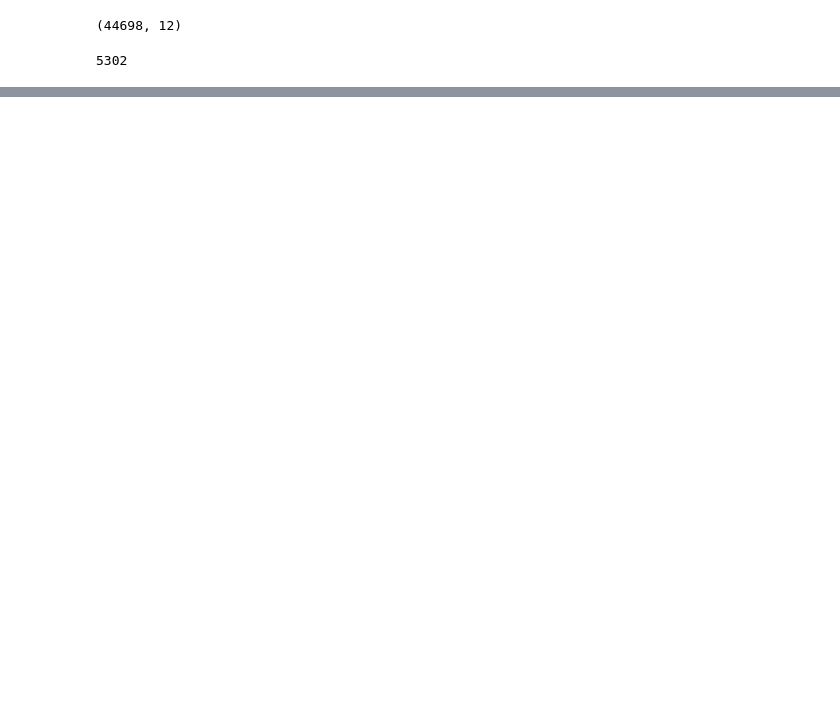
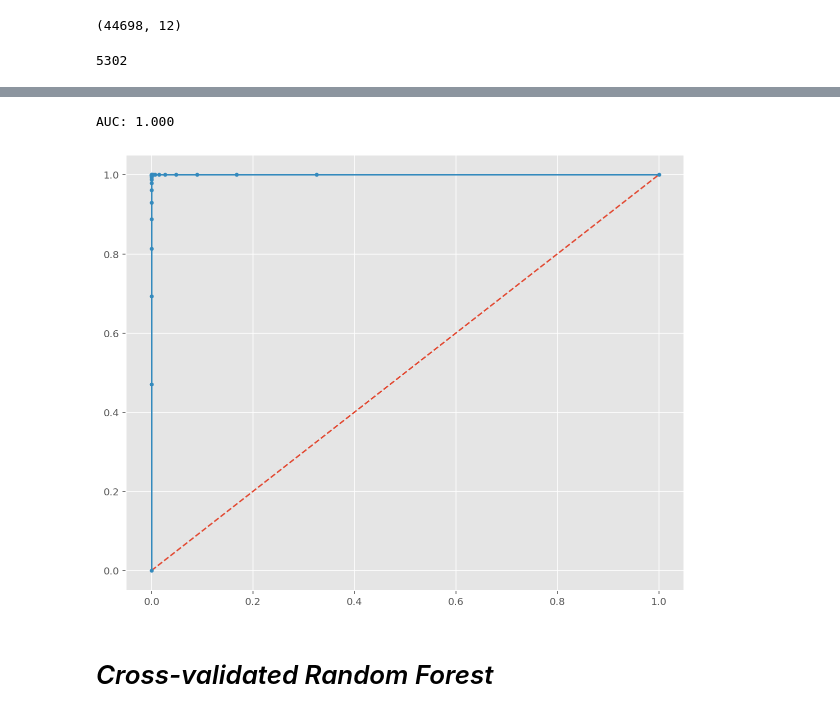
Before and after one commit to earny-joe/Springboard-DS-Portfolio, a Jupyter notebook: unit17-take-home-challenges/ultimate_technologies/predictive_modeling.ipynb, the cells around one changed output, grey strips where cells are left out. Cells and saved outputs as stored; diff of their text form; code cells hidden in the pictures; blank space fills up the shorter version.

```diff
--- a/unit17-take-home-challenges/ultimate_technologies/predictive_modeling.ipynb
+++ b/unit17-take-home-challenges/ultimate_technologies/predictive_modeling.ipynb
@@ -354,0 +479,3 @@ df.shape[0] - df_zscore.shape[0]
+# %%
+# split dataset into training and test sets
+X_train, X_test, y_train, y_test = train_test_split(X, y, test_size=0.30)
@@ -354,0 +488,26 @@ df.shape[0] - df_zscore.shape[0]
+# %%
+# predict probabilities
+probs = classifier.predict_proba(X_test)
+# %%
+# keep probabilities for positive outcome only
+probs = probs[:, 1]
+# %%
+# calculate AUC
+auc = roc_auc_score(y_test, probs)
+print('AUC: %.3f' % auc)
+# %% [output]
+AUC: 1.000
+# %%
+fpr, tpr, thresholds = roc_curve(y_test, probs)
+# %%
+plt.figure(figsize=(10,8))
+# plot no skill
+pyplot.plot([0, 1], [0, 1], linestyle='--')
+# plot the roc curve for the model
+pyplot.plot(fpr, tpr, marker='.')
+# show the plot
+pyplot.show()
+# %% [output]
+[figure, added]
+# %% [markdown]
+# _Cross-validated Random Forest_
```
Also changed, not shown: parts of 44 cells of this notebook, 1 other file.
